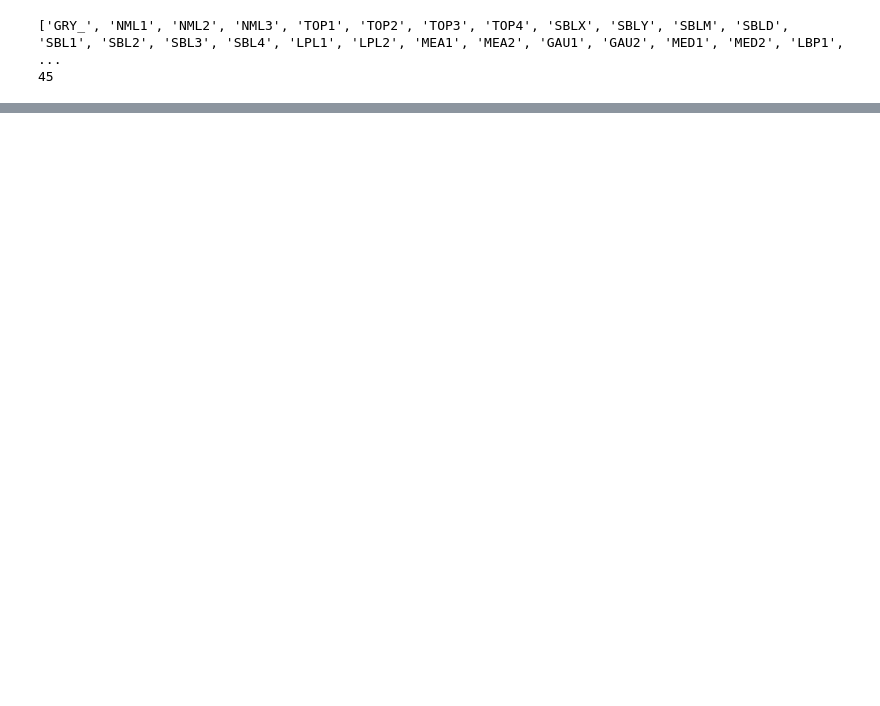
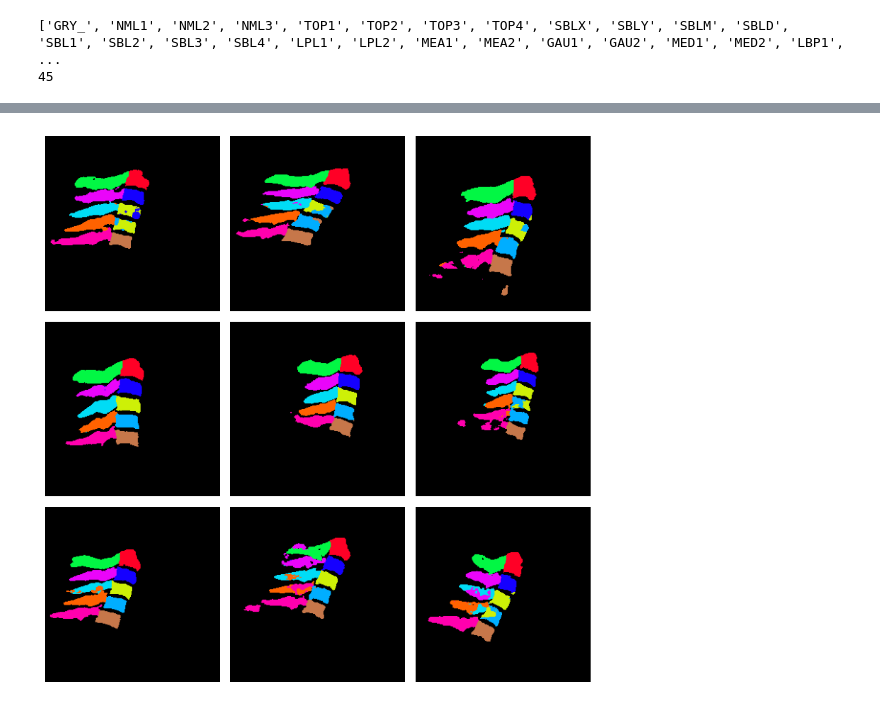
Before and after one commit to Eric-IIP/cervicalResearchIIP, a Jupyter notebook: Main_without_Annealing.ipynb, the cells around one changed output, grey strips where cells are left out. Drawn from its saved outputs; the diff is of its cells as text; code cells hidden in the pictures; blank space fills up the shorter version.

```diff
--- a/Main_without_Annealing.ipynb
+++ b/Main_without_Annealing.ipynb
@@ -79,7 +83,7 @@ torch.backends.cudnn.benchmark = False
 # %%
 N_BLOCK = 4
 LR = 0.01
-OUTPUT_DIR = 2
+OUTPUT_DIR = 666
 
 # after the 4 divided conv1x1 108/4 = 27
 IN_CHANNEL = 45
@@ -260,7 +264,7 @@ from pathlib import Path
 root_dir = Path(pathlib.Path.cwd())
 
 # result folder name
-date_str = '20241017-Conv1x1-' + str(OUTPUT_DIR)
+date_str = '20241029-Conv1x1-' + str(OUTPUT_DIR)
 
 # Define the directories for different types of data
 # Concatenating the root dir to the different dataset dirs
@@ -1139,3 +1142,7 @@ plot_images(test_result_dir, plot_img)
+# %%
+plot_label_image(plot_output_img)
+# %% [output]
+[figure, added]
 # %%
 import csv
 path = test_result_dir
```
Also changed, not shown: parts of 10 cells of this notebook, 3 other files.
